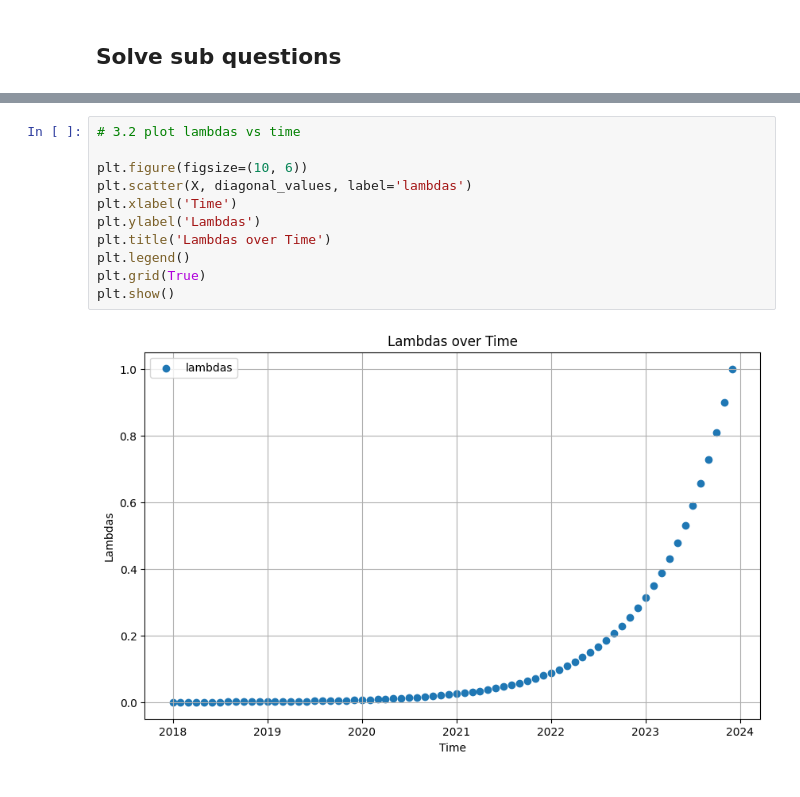
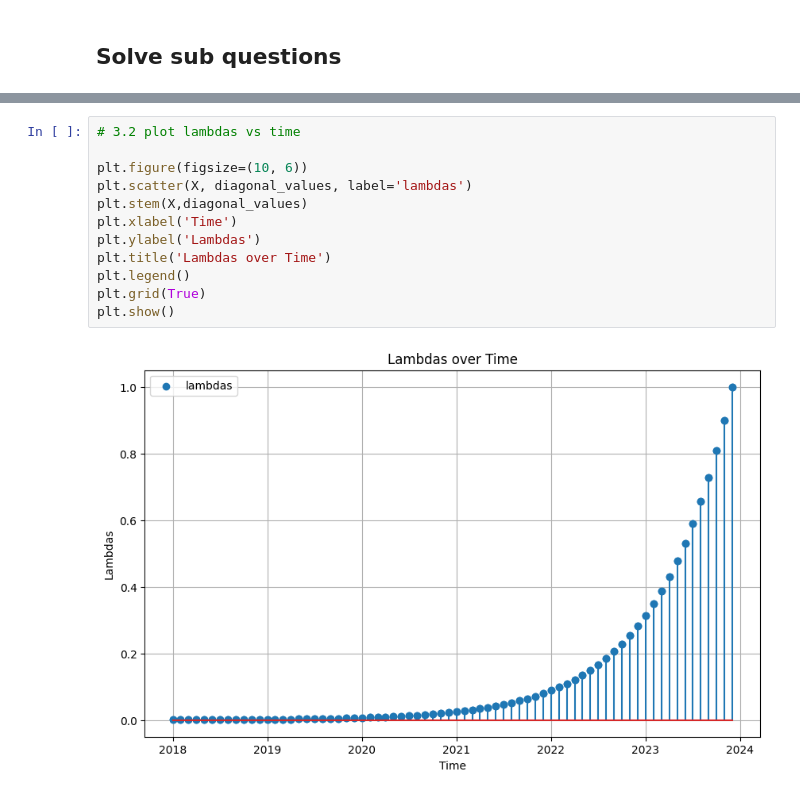
Before and after one commit to Comicboy/02417_Time_Series_Analysis, a Jupyter notebook: wls.ipynb, the cells around one changed output, grey strips where cells are left out. Cells and saved outputs as stored; diff of their text form.

```diff
--- a/wls.ipynb
+++ b/wls.ipynb
@@ -148,16 +151,17 @@ Lower right part of the OLS matrix:
 # %%
 # 3.2 plot lambdas vs time
 
 plt.figure(figsize=(10, 6))
 plt.scatter(X, diagonal_values, label='lambdas')
+plt.stem(X,diagonal_values)
 plt.xlabel('Time')
 plt.ylabel('Lambdas')
 plt.title('Lambdas over Time')
 plt.legend()
 plt.grid(True)
 plt.show()
 # %% [output]
-[figure, old version]
+[figure, new version]
 # %%
 # 3.3 sum of all the λ-weights
 
```
Also changed, not shown: parts of 7 cells of this notebook.
